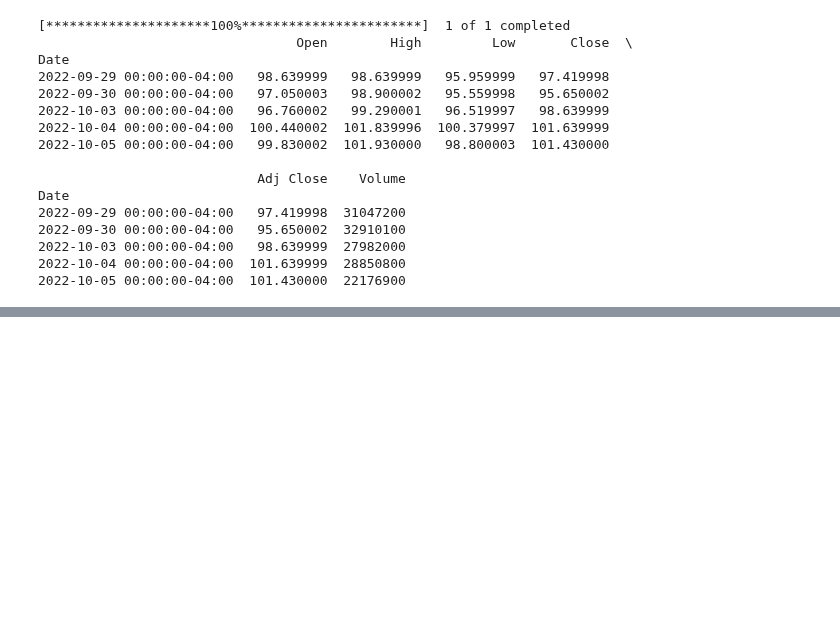
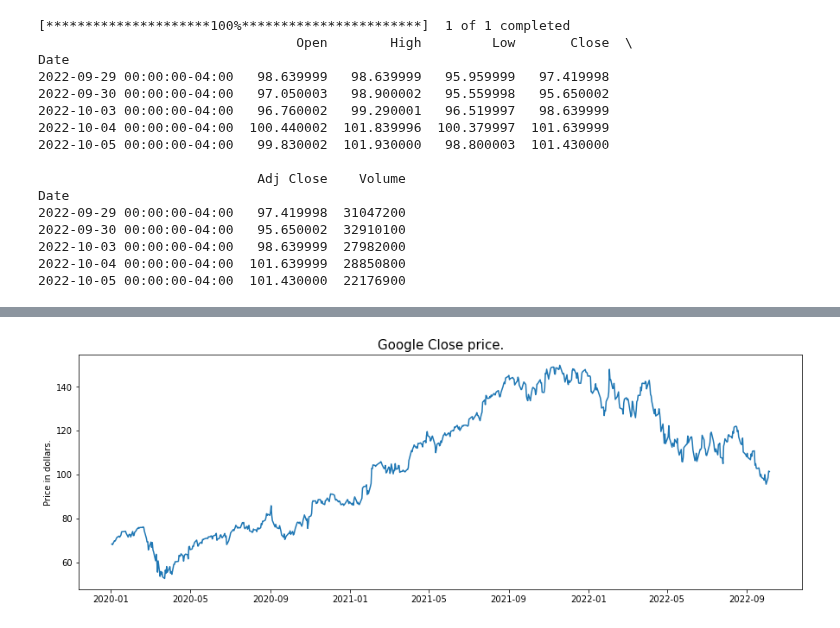
Before and after one commit to mustafaktaas/Python_StockPricePrediction_MachineLearning, a Jupyter notebook: StockPricePrediction_MachineLearning.ipynb, the cells around one changed output, grey strips where cells are left out. Cells and saved outputs as stored; diff of their text form; code cells hidden in the pictures; blank space fills up the shorter version.

Commit message:
Getting Data and First Looking

```diff
--- a/StockPricePrediction_MachineLearning.ipynb
+++ b/StockPricePrediction_MachineLearning.ipynb
@@ -64,0 +80,2 @@ Date
+# %%
+df = pd.DataFrame(data)
@@ -64,0 +140,8 @@ Date
+# %%
+plt.figure(figsize=(15,5))
+plt.plot(df['Close'])
+plt.title('Google Close price.', fontsize=15)
+plt.ylabel('Price in dollars.')
+plt.show()
+# %% [output]
+[figure, added]
```
Also changed, not shown: parts of 8 cells of this notebook.
